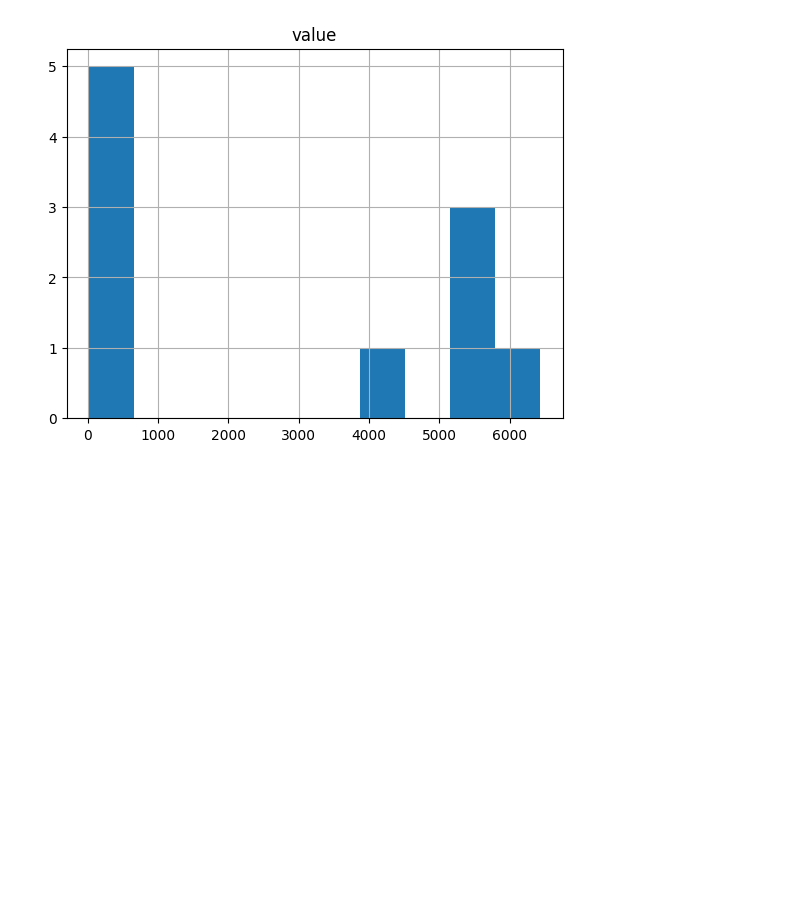
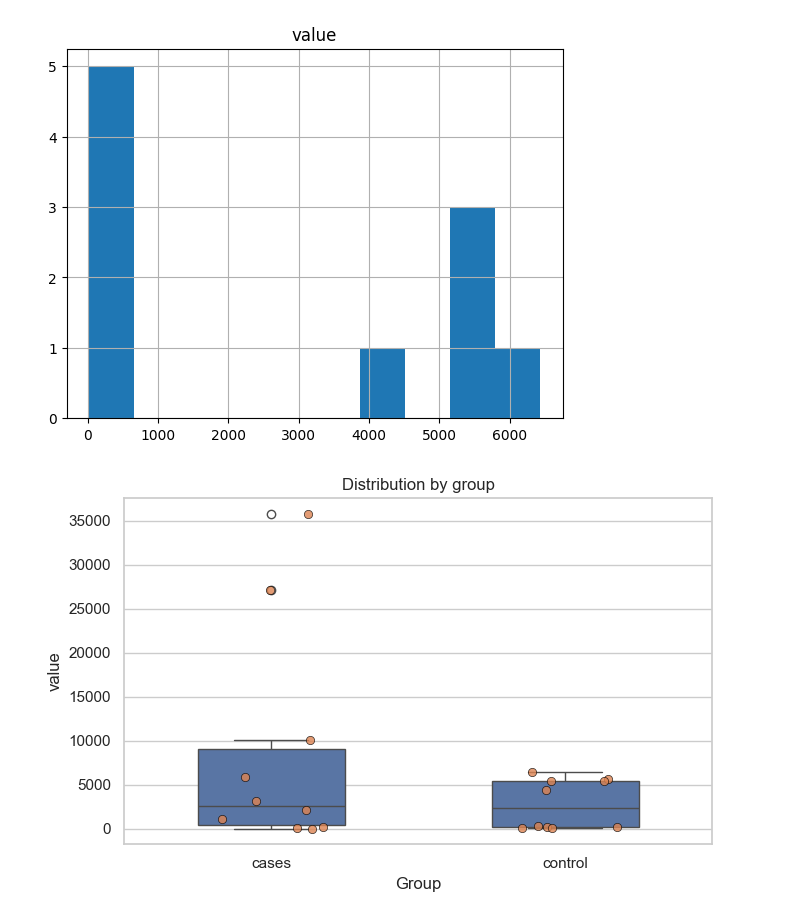
Before and after one commit to usukharamwal/Class_Sprint_M02_urvi, a Jupyter notebook: workflow/US_clean_1d.ipynb, the cells around one changed output. Cells and saved outputs as stored; diff of their text form; code cells hidden in the pictures; blank space fills up the shorter version.

```diff
--- a/workflow/US_clean_1d.ipynb
+++ b/workflow/US_clean_1d.ipynb
@@ -61,3 +61,54 @@ control    [[Axes(0.125,0.11;0.775x0.77)]]
 dtype: object
 [figure]
 [figure]
+# %%
+import pandas as pd
+import matplotlib.pyplot as plt
+import seaborn as sns
+import numpy as np
+from pathlib import Path
+
+read_1d = pd.read_csv('../data/1d-data.csv')
+
+# create figs directory if it doesn't exist
+Path("figs").mkdir(parents=True, exist_ok=True)
+
+df = read_1d.copy()
+df["group"] = df["group"].astype(str).str.strip()
+df["value"] = pd.to_numeric(df["value"], errors="coerce")
+
+plt.close("all")
+fig, ax = plt.subplots(figsize=(7, 4.5))
+sns.set_theme(style="whitegrid")
+sns.boxplot(
+    data=df,
+    x="group",
+    y="value",
+    ax=ax,
+    showfliers=True,
+    width=0.5,
+)
+
+sns.stripplot(
+    data=df,
+    x="group",
+    y="value",
+    ax=ax,
+    jitter=0.18,
+    size=6,
+    alpha=0.8,
+    linewidth=0.5,
+    edgecolor="black",
+)
+
+# Log scale to avoid misleading compression given extreme skew
+# ax.set_yscale("log")
+
+ax.set_xlabel("Group")
+# ax.set_ylabel("Value (log scale)")
+ax.set_title("Distribution by group")
+
+fig.tight_layout()
+# fig.savefig('figs/plot_1d.png')
+# %% [output]
+[figure, added]
```
